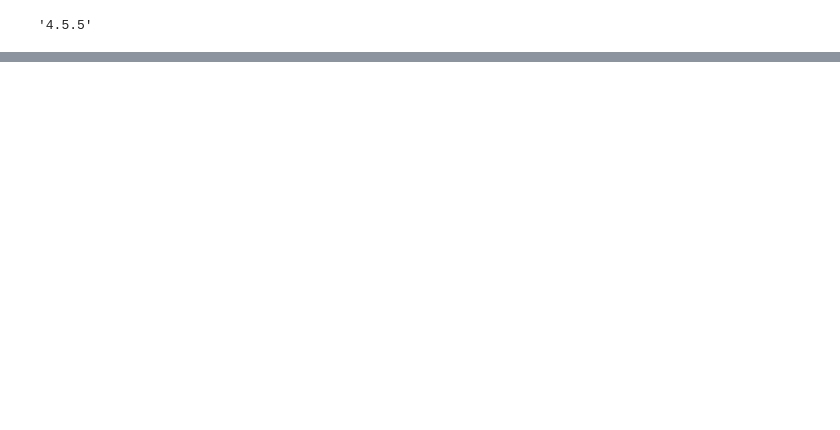
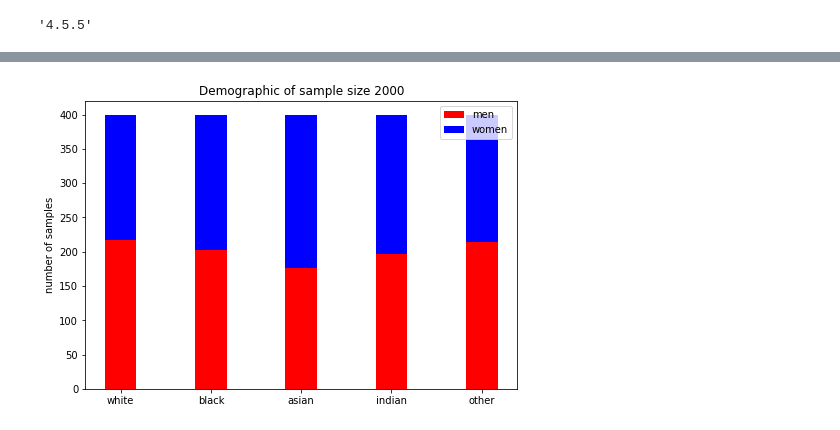
Before and after one commit to l-gund/ds4400_facial_recognition_final_project, a Jupyter notebook: retrieve_facial_demographic_data.ipynb, the cells around one changed output, grey strips where cells are left out. Drawn from its saved outputs; the diff is of its cells as text; code cells hidden in the pictures; blank space fills up the shorter version.

```diff
--- a/retrieve_facial_demographic_data.ipynb
+++ b/retrieve_facial_demographic_data.ipynb
@@ -215,0 +132,4 @@ ConfusionMatrixDisplay(ada_cm).plot()
+# %%
+plot_distriction(balanced_random_face_group)
+# %% [output]
+[figure, added]
```
Also changed, not shown: parts of 56 cells of this notebook.
